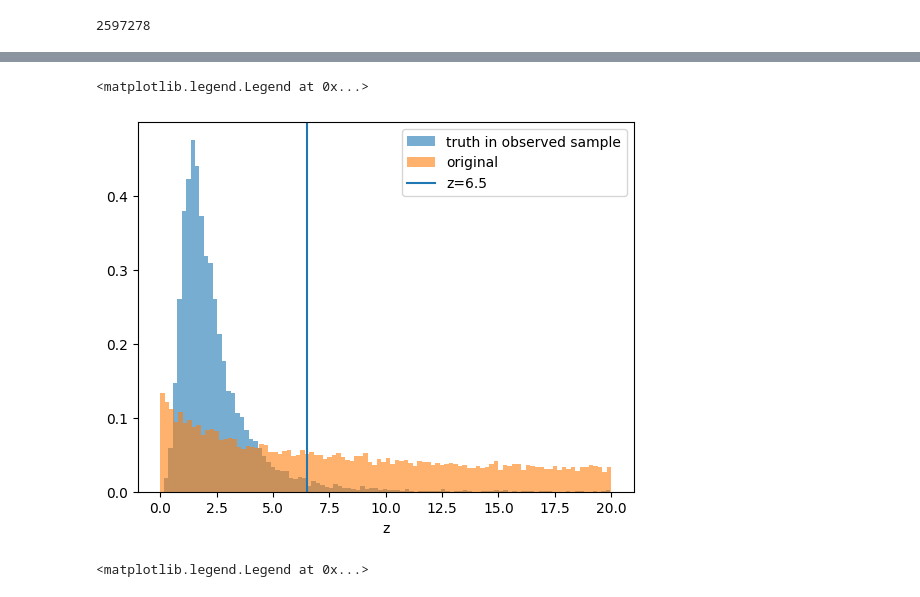
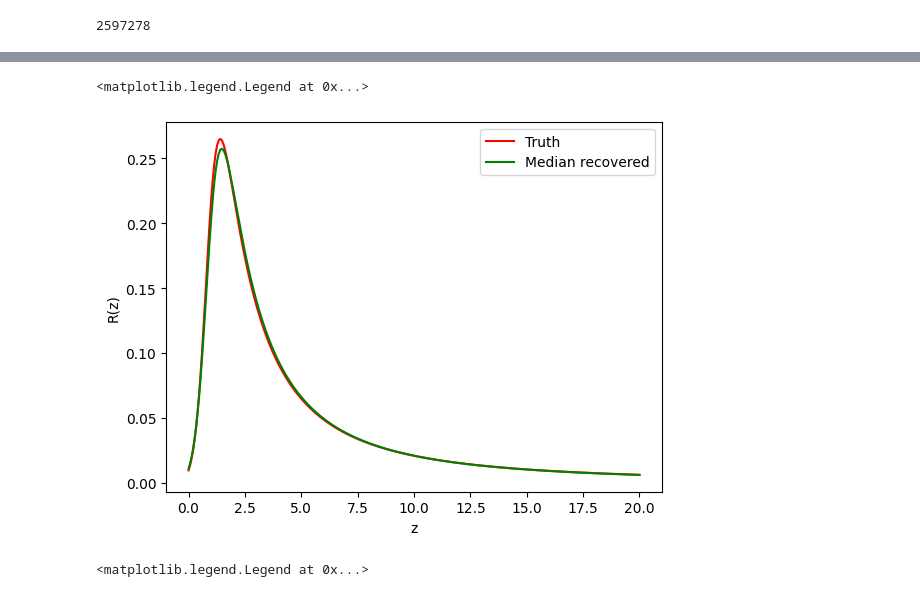
Before and after one commit to abby-moran/GW_pop_cosmo_inference, a Jupyter notebook: scripts/sandbox.ipynb, the cells around one changed output, grey strips where cells are left out. Saved outputs shown, nothing was run; the diff lists cells and outputs as text; code cells hidden in the pictures.

```diff
--- a/scripts/sandbox.ipynb
+++ b/scripts/sandbox.ipynb
@@ -73,3 +73,8 @@ m1s_sel = sel["m1"].to_numpy(np.float64)       # EDIT column names to match your
 qs_sel = sel["q"].to_numpy(np.float64)
 dls_sel = sel["dl"].to_numpy(np.float64)
 pdraw_sel = sel["pdraw_sel"].to_numpy(np.float64)
+# %%
+sel_file= '../runs/end_O5_98/sel_ne.h5'
+sel = pd.read_hdf(sel_file, key="true_parameters")
+ndraw = sel["ndraw"].iloc[0]
+ndraw
@@ -423,7 +467,14 @@ zs_orig=chunk['z']
 # %%
 evt_start, evt_end = 0, 9000              # EDIT
 
-obs_file='../runs/CE_109/obs_ne.h5'
+obs_file='../runs/CE_109/obs_ne_allperf.h5'
 obs= pd.read_hdf(obs_file, key="observations")
 dls_true = obs["dl"][evt_start:evt_end]
 zs_true = obs["z"][evt_start:evt_end]
+
+obs_file_old='../runs/end_O5_98/obs_ne.h5'
+obs_old= pd.read_hdf(obs_file_old, key="observations")
+dls_true_old = obs_old["dl"][evt_start:evt_end]
+zs_true_old = obs_old["z"][evt_start:evt_end]
+
+true_vals=plotting
@@ -429,0 +530,10 @@ zs_true = obs["z"][evt_start:evt_end]
+# %%
+z_grid = np.linspace(.001, 20, 300)
+m1_grid = np.linspace(1, 300, 100)
+q_grid = np.linspace(0.05, .999, 100)
+truth_rate=rofz(true_vals, z_grid)#*cosmo.dVCdz(z_grid)*(1/(1+z_grid))
+wrong_vals=dict(true_vals)
+wrong_vals['lam']= 4.9
+wrong_vals['kappa']= 6.8,
+wrong_vals['zp']=1.15
+wrong_rate=rofz(wrong_vals, z_grid)#*cosmo.dVCdz(z_grid)*(1/(1+z_grid))
@@ -430,15 +626,18 @@ zs_true = obs["z"][evt_start:evt_end]
 # %%
-plt.hist(zs_true, density=True, bins=100, alpha=0.6, label='truth in observed sample');
-plt.hist(zs_orig, density=True, bins=100, alpha=0.6, label='original');
+#plt.hist(zs_PE, density=True, bins=100, alpha=0.6, label='truth in observed sample');
+plt.plot(z_grid, truth_rate/np.trapezoid(truth_rate, z_grid), color='r', label='Truth')
+plt.plot(z_grid, wrong_rate/np.trapezoid(wrong_rate, z_grid), color='g', label='Median recovered')
+
+#plt.hist(zs_orig, density=True, bins=100, alpha=0.6, label='original');
 #plt.hist(mean_dls, density=True, bins=200, alpha=0.8, label='PE means');
-
+#plt.axvline(1.08, c='y')
 plt.xlabel('z')
-plt.axvline(6.5, label='z=6.5')
+plt.ylabel('R(z)')
 #plt.xlim(0,15)
 plt.legend()
 # %% [output]
 <matplotlib.legend.Legend at 0x...>
-[figure, old version]
+[figure, new version]
 # %%
 mean_dls=np.mean(dls, axis=1)
 plt.hist(mean_dls, density=True, bins=100, alpha=0.8, label='Mean of PEs (per event)');
```
Also changed, not shown: parts of 15 cells of this notebook, 21 other files.
